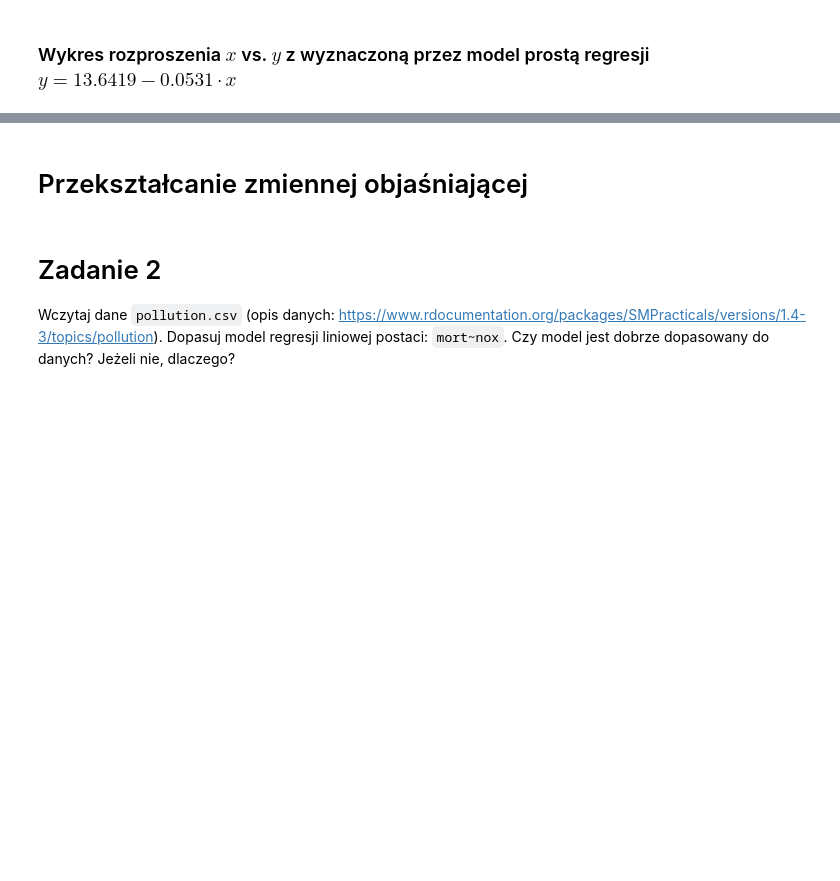
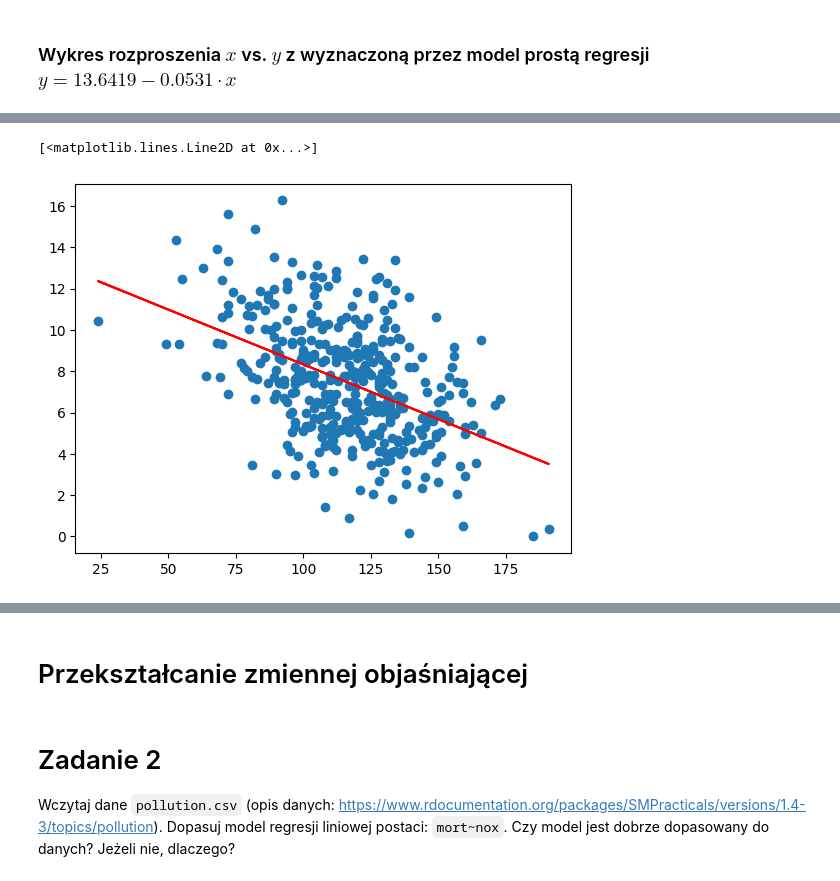
Before and after one commit to krzpiszcz/ds14092024regression, a Jupyter notebook: 03_regresja/01_regresja_jednej_zmiennej.ipynb, the cells around one changed output, grey strips where cells are left out. Cells and saved outputs as stored; diff of their text form; code cells hidden in the pictures; blank space fills up the shorter version.

```diff
--- a/03_regresja/01_regresja_jednej_zmiennej.ipynb
+++ b/03_regresja/01_regresja_jednej_zmiennej.ipynb
@@ -144,5 +229,8 @@ Wczytaj zbiór `Carseats`, który zawierają dane o sprzedaży fotelików samoch
 # %%
-# #inaczej
-# plt.scatter(x,y)
-# plt.plot(x,x*lm1.coef_+lm1.intercept_,color = 'red')
+#inaczej
+plt.scatter(x,y)
+plt.plot(x,x*lm1.coef_+lm1.intercept_,color = 'red')
+# %% [output]
+[<matplotlib.lines.Line2D at 0x...>]
+[figure, added]
 # %%
```
Also changed, not shown: parts of 62 cells of this notebook, 5 other files.
